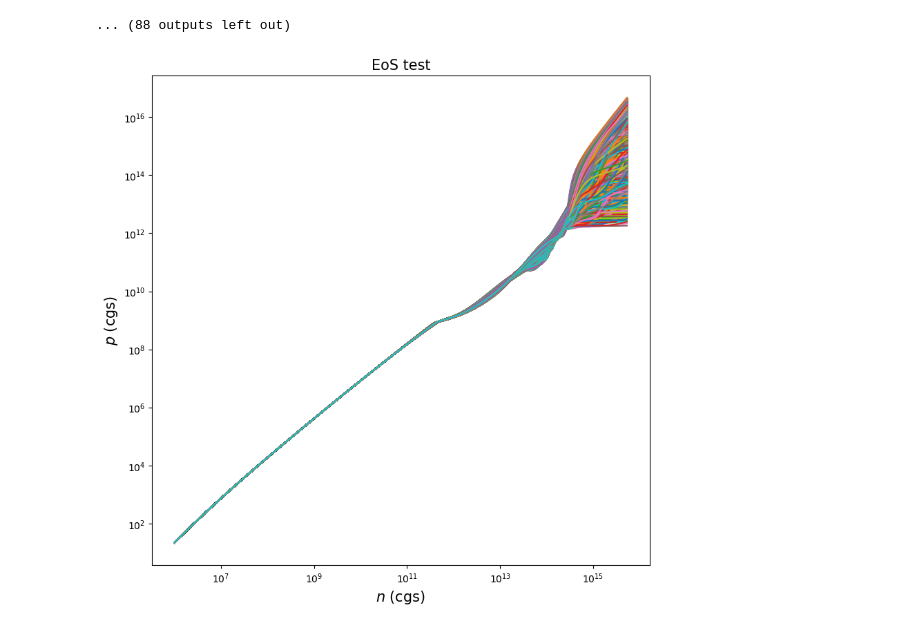
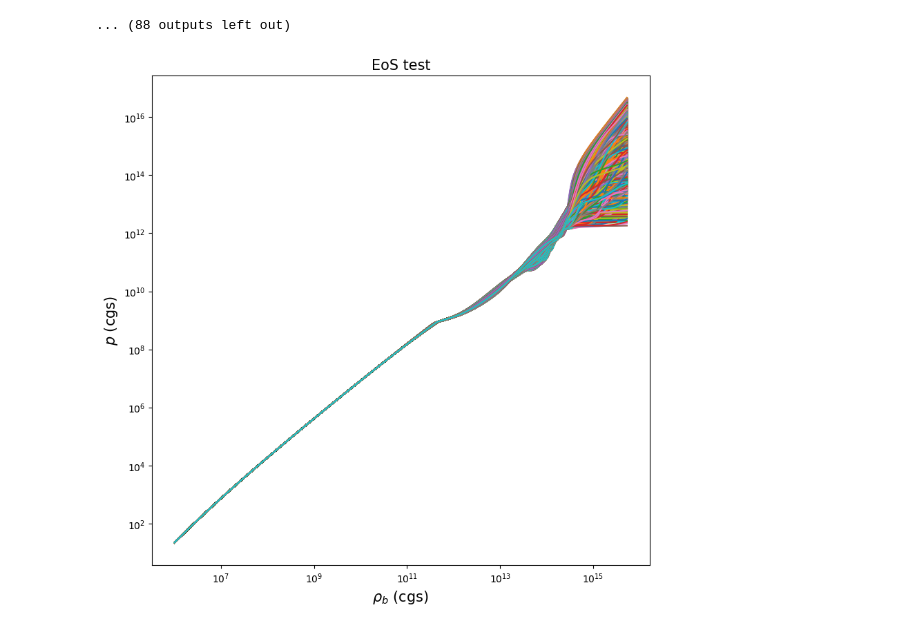
Before and after one commit to ryankrismer/ns-dense-matter, a Jupyter notebook: executables/generate_eos_set_test.ipynb, the cells around one changed output. Drawn from its saved outputs; the diff is of its cells as text; code cells hidden in the pictures.

```diff
--- a/executables/generate_eos_set_test.ipynb
+++ b/executables/generate_eos_set_test.ipynb
@@ -371,10 +369,10 @@ def plot_eos_samples(y_axis,
                 if y_axis == "cs2":
                     plot_eoss_cs2([eoss], ax);
 
-    # Plotting n_0 markers
+    # Plotting rho_0 markers
     if y_axis == "cs2":
         for i in range(20):
-            ax.axvline(x = i * n_nuc_in_cgs, label = f"${i}n_0$");
+            ax.axvline(x = i * rho_nuc_in_cgs, label = f"${i}\rho_0$");
 
     plt.savefig(f"{fig_name}.jpg", bbox_inches = "tight");
     plt.savefig(f"{fig_name}.pdf", bbox_inches = "tight");
@@ -480,16 +478,16 @@ Generating extensions for eos_8964.
 # %%
 # Plotting EoSs
 plot_eos_samples(y_axis = "pressure",
                  num_of_EoSs = 1000,
                  ylog = True,
-                 folder = "/home/ryan.krismer/CSUF_EoS_project/ns_dense_matter/20n_0_test",
+                 folder = "/home/ryan.krismer/CSUF_EoS_project/ns_dense_matter/20rho_0_test",
                  title = r"EoS test",
-                 xlabel = r"$n$ (cgs)",
+                 xlabel = r"$\rho_b$ (cgs)",
                  ylabel = r"$p$ (cgs)",
-                 fig_name = "20n_0_test2"
+                 fig_name = "20rho_0_test0"
                 )
 # %% [output]
-[figure, old version]
+[figure, new version]
 # %%
 # Plotting c_s^2 of EoSs
 plot_eos_samples(y_axis = "cs2",
```
Also changed, not shown: parts of 3 cells of this notebook.
